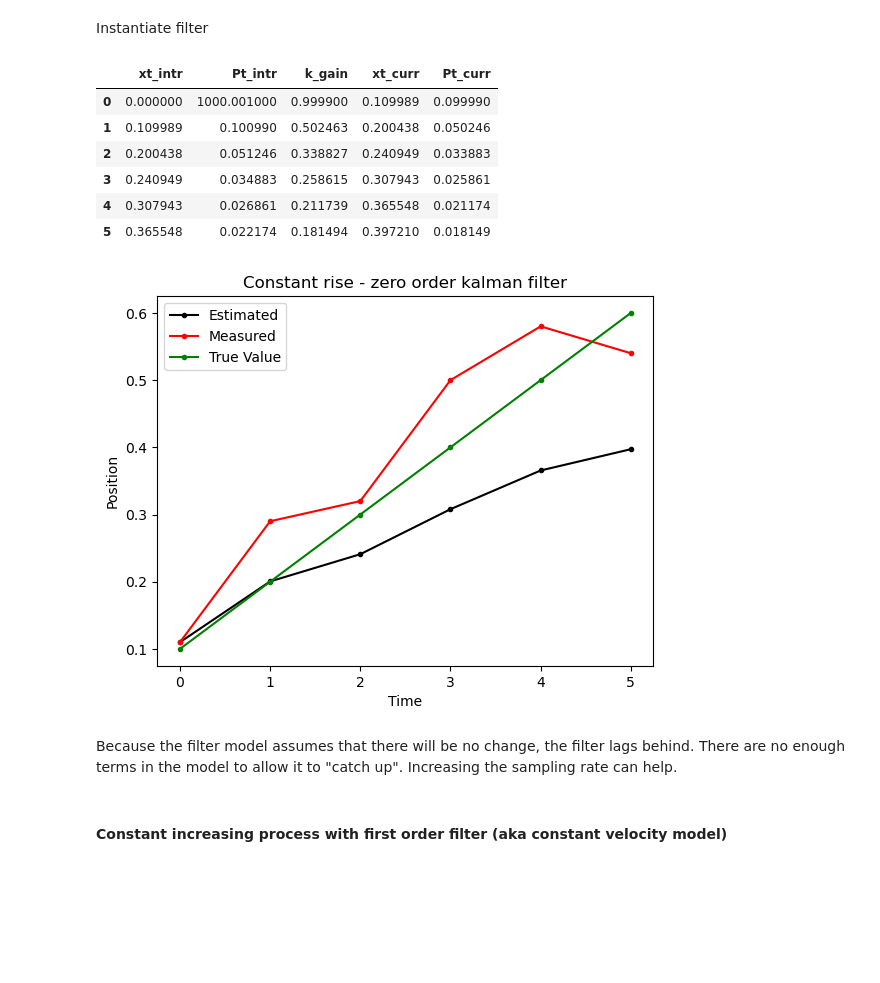
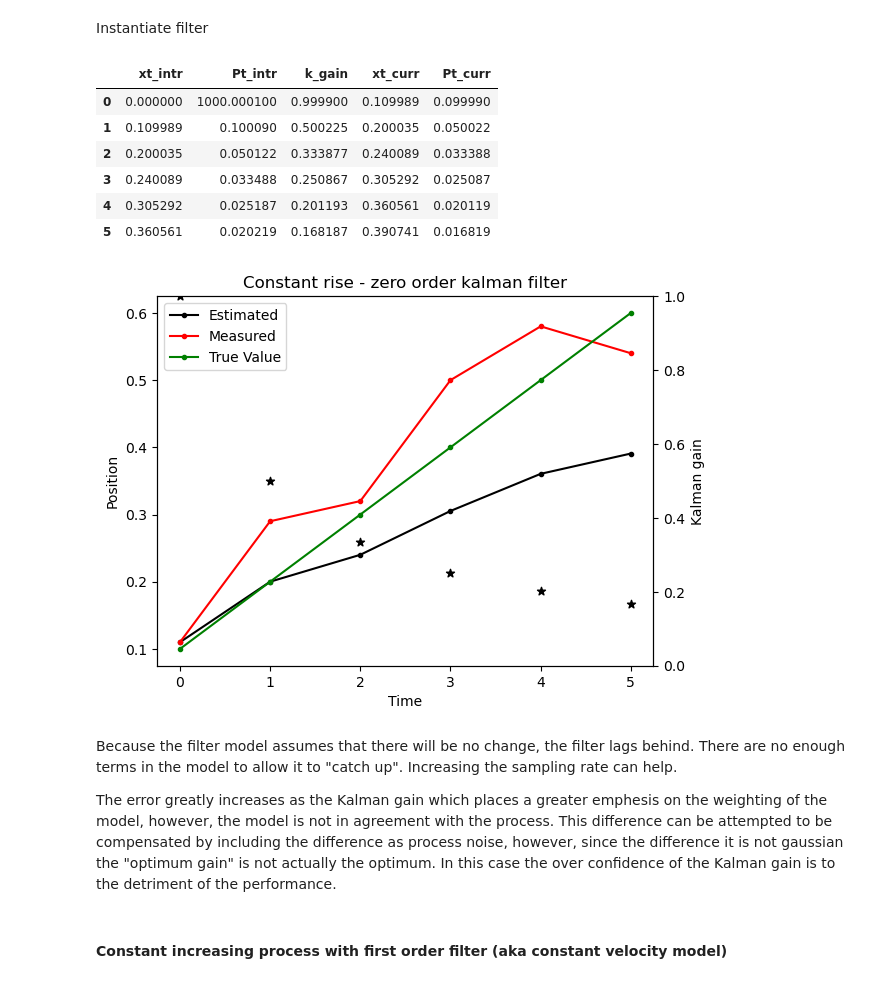
Before and after one commit to 262882/myKalmanFIlter, a Jupyter notebook: kalmanFilteringDemo.ipynb, the cells around one changed output. Saved outputs shown, nothing was run; the diff lists cells and outputs as text; code cells hidden in the pictures; blank space fills up the shorter version.

```diff
--- a/kalmanFilteringDemo.ipynb
+++ b/kalmanFilteringDemo.ipynb
@@ -129,7 +133,7 @@ Define kalman filter params
 # %%
 x0 = 0  # Initial value - arbitrary guess
 p0 = 1000  # State covariances (Error of estimation) - High since unknown
-Q = 0.001  # System noise
+Q = 0.0001  # System noise
 R = 0.1  # Measurement noise
 # %% [markdown]
 Instantiate filter
@@ -139,25 +143,31 @@ df_rising_zero = run_filter(zeroFilter_rising, measure_list_2)
 df_rising_zero
 # %% [output]
 |  | xt_intr | Pt_intr | k_gain | xt_curr | Pt_curr |
-| 0 | 0.000000 | 1000.001000 | 0.999900 | 0.109989 | 0.099990 |
-| 1 | 0.109989 | 0.100990 | 0.502463 | 0.200438 | 0.050246 |
-| 2 | 0.200438 | 0.051246 | 0.338827 | 0.240949 | 0.033883 |
-| 3 | 0.240949 | 0.034883 | 0.258615 | 0.307943 | 0.025861 |
-| 4 | 0.307943 | 0.026861 | 0.211739 | 0.365548 | 0.021174 |
-| 5 | 0.365548 | 0.022174 | 0.181494 | 0.397210 | 0.018149 |
+| 0 | 0.000000 | 1000.000100 | 0.999900 | 0.109989 | 0.099990 |
+| 1 | 0.109989 | 0.100090 | 0.500225 | 0.200035 | 0.050022 |
+| 2 | 0.200035 | 0.050122 | 0.333877 | 0.240089 | 0.033388 |
+| 3 | 0.240089 | 0.033488 | 0.250867 | 0.305292 | 0.025087 |
+| 4 | 0.305292 | 0.025187 | 0.201193 | 0.360561 | 0.020119 |
+| 5 | 0.360561 | 0.020219 | 0.168187 | 0.390741 | 0.016819 |
 # %%
 plt.plot(df_rising_zero.index, df_rising_zero['xt_curr'] ,marker=".",color="black")
 plt.plot(df_rising_zero.index, measure_list_2 ,marker=".",color="red")
 plt.plot(df_rising_zero.index, rising_zero_gt ,marker=".",color="g")
 plt.title("Constant rise - zero order kalman filter")
 plt.xlabel("Time")
 plt.ylabel("Position")
 plt.legend(["Estimated","Measured","True Value"],loc='upper left')
+plt.twinx()
+plt.scatter(df_rising_zero.index, df_rising_zero['k_gain'],marker="*",color="black")
+plt.ylabel("Kalman gain")
+plt.ylim([0,1])
 plt.show()
 # %% [output]
-[figure, old version]
+[figure, new version]
 # %% [markdown]
 Because the filter model assumes that there will be no change, the filter lags behind. There are no enough terms in the model to allow it to "catch up". Increasing the sampling rate can help.
+
+The error greatly increases as the Kalman gain which places a greater emphesis on the weighting of the model, however, the model is not in agreement with the process. This difference can be attempted to be compensated by including the difference as process noise, however, since the difference it is not gaussian the "optimum gain" is not actually the optimum. In this case the over confidence of the Kalman gain is to the detriment of the performance.
 # %% [markdown]
 #### Constant increasing process with first order filter (aka constant velocity model)
 # %% [markdown]
```
Also changed, not shown: parts of 33 cells of this notebook, 1 other file.
